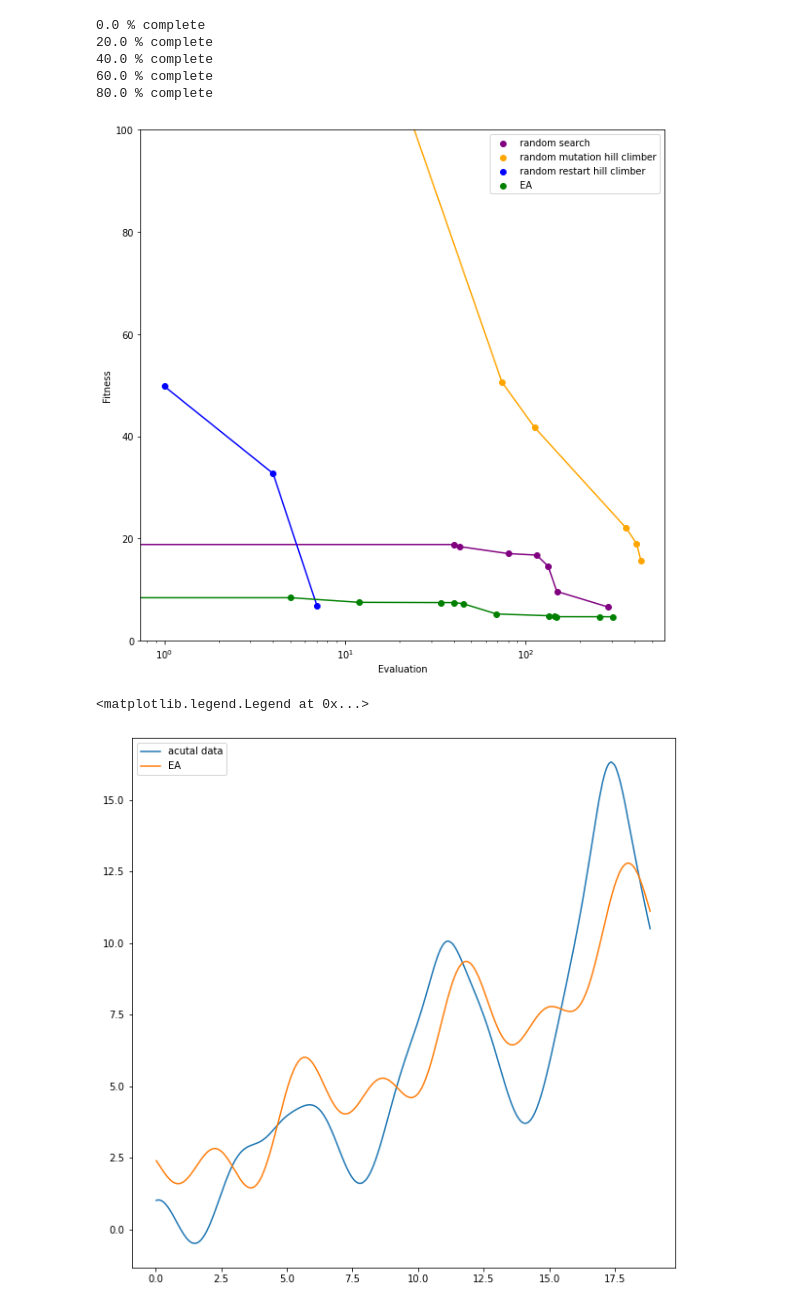
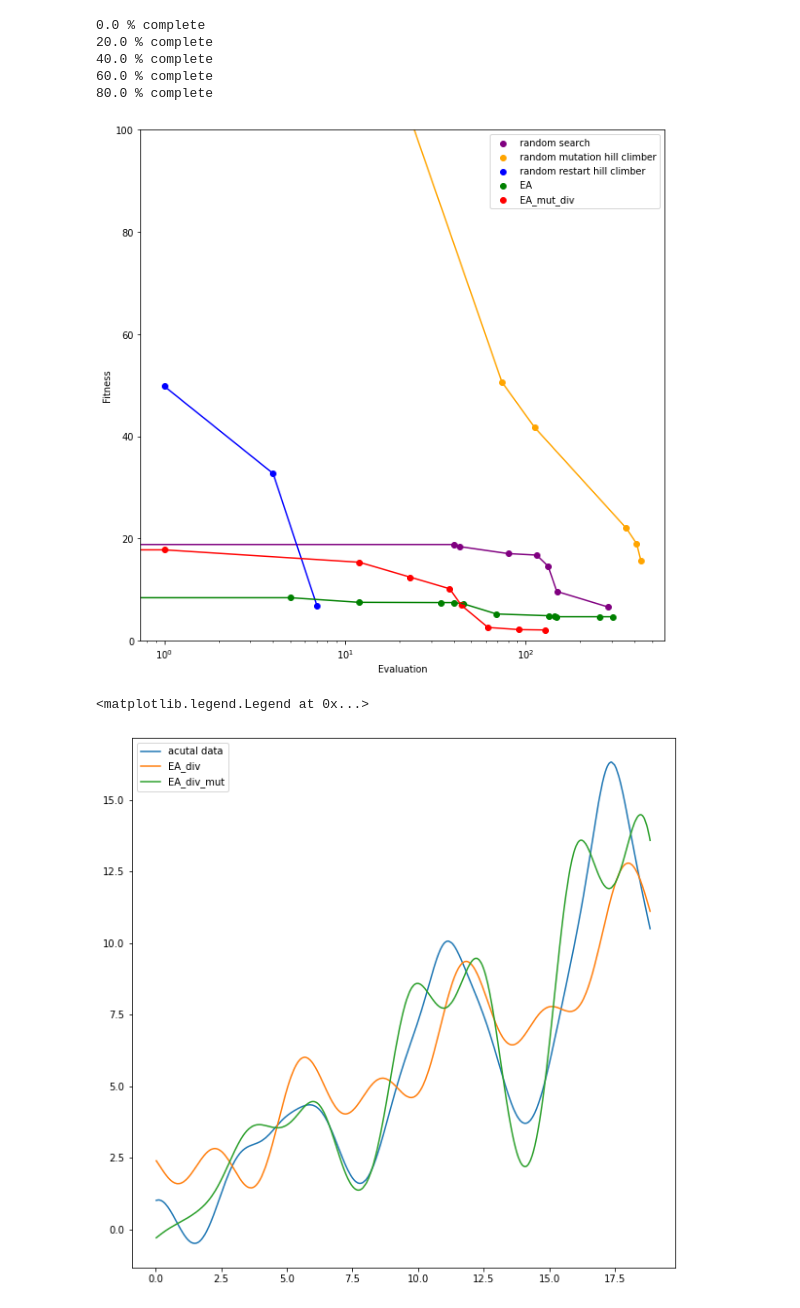
Before and after one commit to dddxing/ea_symbolicRegression, a Jupyter notebook: hw2.ipynb, the cells around one changed output. Cells and saved outputs as stored; diff of their text form; code cells hidden in the pictures.

```diff
--- a/hw2.ipynb
+++ b/hw2.ipynb
@@ -118,7 +118,7 @@ def mutate(binary_heap, mutate_rate):
 
     ele = int(len(binaryheap) * mutate_rate)
 
-    for i in ele:
+    for i in range(ele):
         ptr = random.randint(1, len(binaryheap)-1)
 
         if ptr < len(binaryheap)//2:
@@ -372,11 +384,22 @@ def crossover(parent1, parent2):
 
     return [child1, child2]
 # %%
-def mutate_pool(pool: dict, mutate_rate: float): -> dict
-    number = int(len(pool) * mutate_rate)
+def mutate_pool(pool: dict, mutate_rate: float)-> dict:
+    """
+    mutate a pool of population by given mutation rate
+    """
+    copied_pool = copy.deepcopy(pool)
+
+    new_pool = {}
+
+    number = int(len(copied_pool) * mutate_rate)
 
     for i in range(number):
-        keys = list(pools.keys())
-        mutant = mutate(pool[keys][0])
-
-    pass
+        keys = list(copied_pool.keys())
+        random.shuffle(keys)
+        mutant = mutate(copied_pool[keys[0]], mutate_rate=1)
+        y_hat = calculate_y(x_s, equation=mutant)
+        mse = calc_mse(y_s, y_hat)
+        new_pool[mse] = mutant
+    pool = merge(new_pool, copied_pool)
+    return pool
@@ -660,0 +766,2 @@ def evol_algo_div(num_eval, x_s, y_s, depth, init_pop):
+# %%
+res_ea_div_mut = evol_algo_div_mut(num_eval=num_evaluation, x_s=x_s, y_s=y_s, depth=depth, init_pop=20, mutate_rate=0.5)
@@ -661,6 +830,6 @@ def evol_algo_div(num_eval, x_s, y_s, depth, init_pop):
 # %%
-res_ea = evol_algo_div(num_eval=num_evaluation, x_s=x_s, y_s=y_s, depth=depth, init_pop=50)
-res_ea
+res_ea_div = evol_algo_div(num_eval=num_evaluation, x_s=x_s, y_s=y_s, depth=depth, init_pop=50)
+res_ea_div
 # %% [output]
 pool = 39
 children pool = 38
@@ -756,6 +925,9 @@ plt.plot(res_rrhc[0], res_rrhc[1], color='blue')
 plt.scatter(res_ea[0], res_ea[1], color='green', label='EA')
 plt.plot(res_ea[0], res_ea[1], color='green')
 
+plt.scatter(res_ea_div_mut[0], res_ea_div_mut[1], color='red', label='EA_mut_div')
+plt.plot(res_ea_div_mut[0], res_ea_div_mut[1], color='red')
+
 plt.legend()
 
 plt.ylim(0, 100)
@@ -763,20 +935,21 @@ plt.xscale('log')
 plt.ylabel("Fitness")
 plt.xlabel("Evaluation");
 # %% [output]
-[figure, old version]
+[figure, new version]
 # %%
 res_rrhc[2]
 # %%
 plt.figure(figsize=(10,10))
 plt.plot(x_s, y_s, label="acutal data");
 # plt.plot(x_s, res_rs[3], label="random search");
 # plt.plot(x_s, res_rrhc[3], label="random restart HC");
 # plt.plot(x_s, res_rmhc[3], label="random mutation HC");
-plt.plot(x_s, res_ea[3], label="EA");
+plt.plot(x_s, res_ea[3], label="EA_div");
+plt.plot(x_s, res_ea_div_mut[3], label="EA_div_mut");
 plt.legend()
 # %% [output]
 <matplotlib.legend.Legend at 0x...>
-[figure, old version]
+[figure, new version]
 # %%
 def save_data(result, title):
     today = datetime.now()
```
Also changed, not shown: parts of 10 cells of this notebook, 7 other files.
